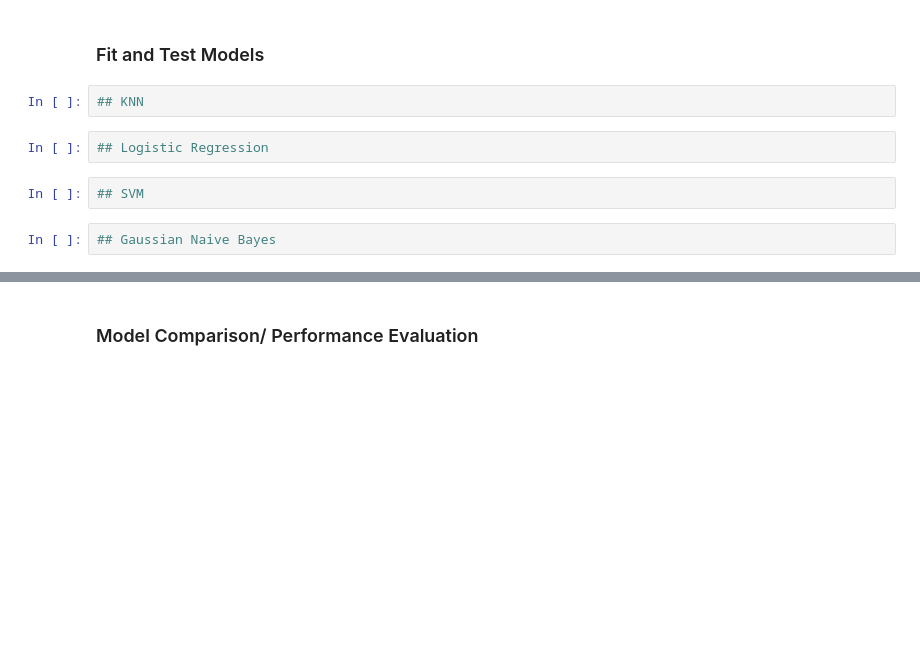
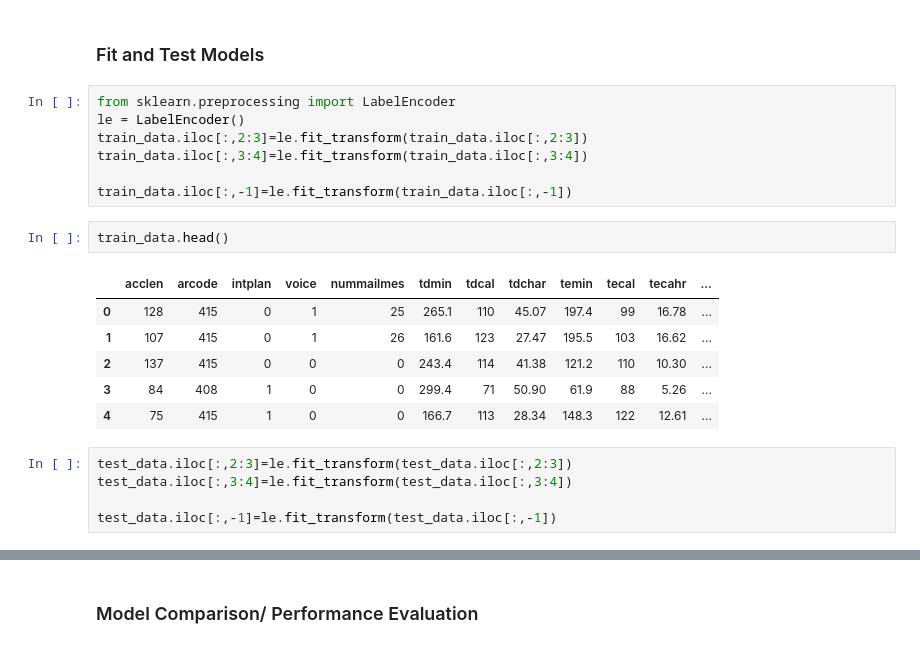
Before and after one commit to Junlim2804/BACS3013, a Jupyter notebook: 5.1_Customer_Churn_Prediction_Kaggle.ipynb, the cells around one changed output, grey strips where cells are left out. Cells and saved outputs as stored; diff of their text form; blank space fills up the shorter version.

```diff
--- a/5.1_Customer_Churn_Prediction_Kaggle.ipynb
+++ b/5.1_Customer_Churn_Prediction_Kaggle.ipynb
@@ -81,11 +89,24 @@ memory usage: 546.9+ KB
 | max | 243.000000 | 510.000000 | 51.000000 | 350.800000 | 165.000000 | 59.640000 | 363.700000 | 170.000000 | 30.910000 | 395.000000 | 175.000000 | ... |
 # %% [markdown]
 ### Fit and Test Models
-# %%
-## KNN
-# %%
-## Logistic Regression
-# %%
-## SVM
-# %%
-## Gaussian Naive Bayes
+# %%
+from sklearn.preprocessing import LabelEncoder
+le = LabelEncoder()
+train_data.iloc[:,2:3]=le.fit_transform(train_data.iloc[:,2:3])
+train_data.iloc[:,3:4]=le.fit_transform(train_data.iloc[:,3:4])
+
+train_data.iloc[:,-1]=le.fit_transform(train_data.iloc[:,-1])
+# %%
+train_data.head()
+# %% [output]
+|  | acclen | arcode | intplan | voice | nummailmes | tdmin | tdcal | tdchar | temin | tecal | tecahr | ... |
+| 0 | 128 | 415 | 0 | 1 | 25 | 265.1 | 110 | 45.07 | 197.4 | 99 | 16.78 | ... |
+| 1 | 107 | 415 | 0 | 1 | 26 | 161.6 | 123 | 27.47 | 195.5 | 103 | 16.62 | ... |
+| 2 | 137 | 415 | 0 | 0 | 0 | 243.4 | 114 | 41.38 | 121.2 | 110 | 10.30 | ... |
+| 3 | 84 | 408 | 1 | 0 | 0 | 299.4 | 71 | 50.90 | 61.9 | 88 | 5.26 | ... |
+| 4 | 75 | 415 | 1 | 0 | 0 | 166.7 | 113 | 28.34 | 148.3 | 122 | 12.61 | ... |
+# %%
+test_data.iloc[:,2:3]=le.fit_transform(test_data.iloc[:,2:3])
+test_data.iloc[:,3:4]=le.fit_transform(test_data.iloc[:,3:4])
+
+test_data.iloc[:,-1]=le.fit_transform(test_data.iloc[:,-1])
```
Also changed, not shown: parts of 23 cells of this notebook, 5 other files.
